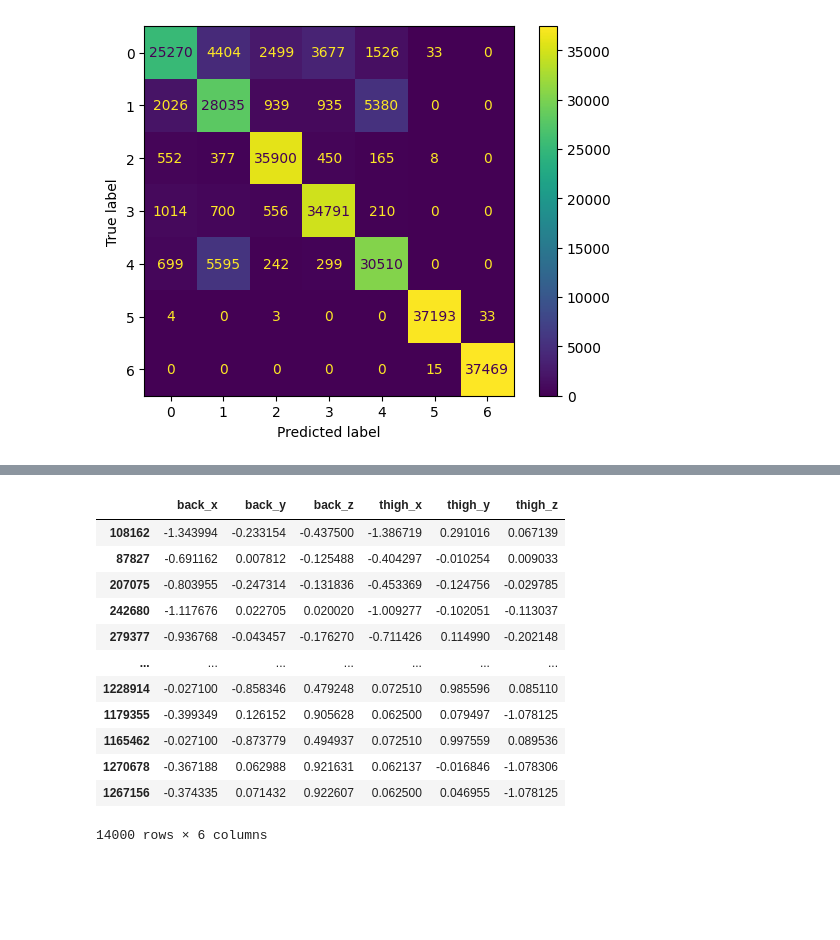
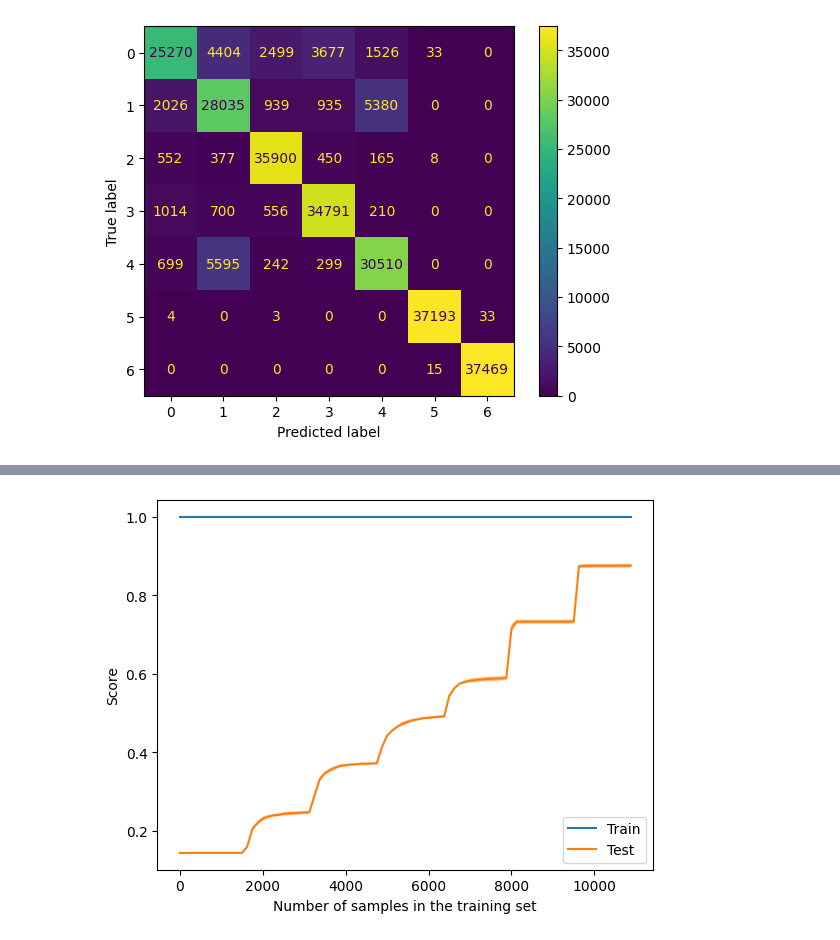
Before and after one commit to Miguel-Graham/Movement-Classifier, a Jupyter notebook: FINAL_PROJECT_NOTEBOOK.ipynb, the cells around one changed output, grey strips where cells are left out. Cells and saved outputs as stored; diff of their text form; code cells hidden in the pictures; blank space fills up the shorter version.

Commit message:
graphs

```diff
--- a/FINAL_PROJECT_NOTEBOOK.ipynb
+++ b/FINAL_PROJECT_NOTEBOOK.ipynb
@@ -481,16 +477,9 @@ plt.show()
-# %%
-X_train
-# %% [output]
-|  | back_x | back_y | back_z | thigh_x | thigh_y | thigh_z |
-| 108162 | -1.343994 | -0.233154 | -0.437500 | -1.386719 | 0.291016 | 0.067139 |
-| 87827 | -0.691162 | 0.007812 | -0.125488 | -0.404297 | -0.010254 | 0.009033 |
-| 207075 | -0.803955 | -0.247314 | -0.131836 | -0.453369 | -0.124756 | -0.029785 |
-| 242680 | -1.117676 | 0.022705 | 0.020020 | -1.009277 | -0.102051 | -0.113037 |
-| 279377 | -0.936768 | -0.043457 | -0.176270 | -0.711426 | 0.114990 | -0.202148 |
-| ... | ... | ... | ... | ... | ... | ... |
-| 1228914 | -0.027100 | -0.858346 | 0.479248 | 0.072510 | 0.985596 | 0.085110 |
-| 1179355 | -0.399349 | 0.126152 | 0.905628 | 0.062500 | 0.079497 | -1.078125 |
-| 1165462 | -0.027100 | -0.873779 | 0.494937 | 0.072510 | 0.997559 | 0.089536 |
-| 1270678 | -0.367188 | 0.062988 | 0.921631 | 0.062137 | -0.016846 | -1.078306 |
-| 1267156 | -0.374335 | 0.071432 | 0.922607 | 0.062500 | 0.046955 | -1.078125 |
-14000 rows × 6 columns
+# %%
+from sklearn.model_selection import LearningCurveDisplay
+
+LearningCurveDisplay.from_estimator(
+  KNeighborsClassifier(n_jobs=1, n_neighbors=1, weights='distance'), X_train, y_train.values.ravel(), train_sizes=[i for i in range(1, 11001, 125)], cv=5)
+def getEstimator(self):
+        return self.pipe_nearestNeighbours.named_steps['knear'].bestestimator
+# %% [output]
+[figure, added]
```
Also changed, not shown: parts of 7 cells of this notebook.
